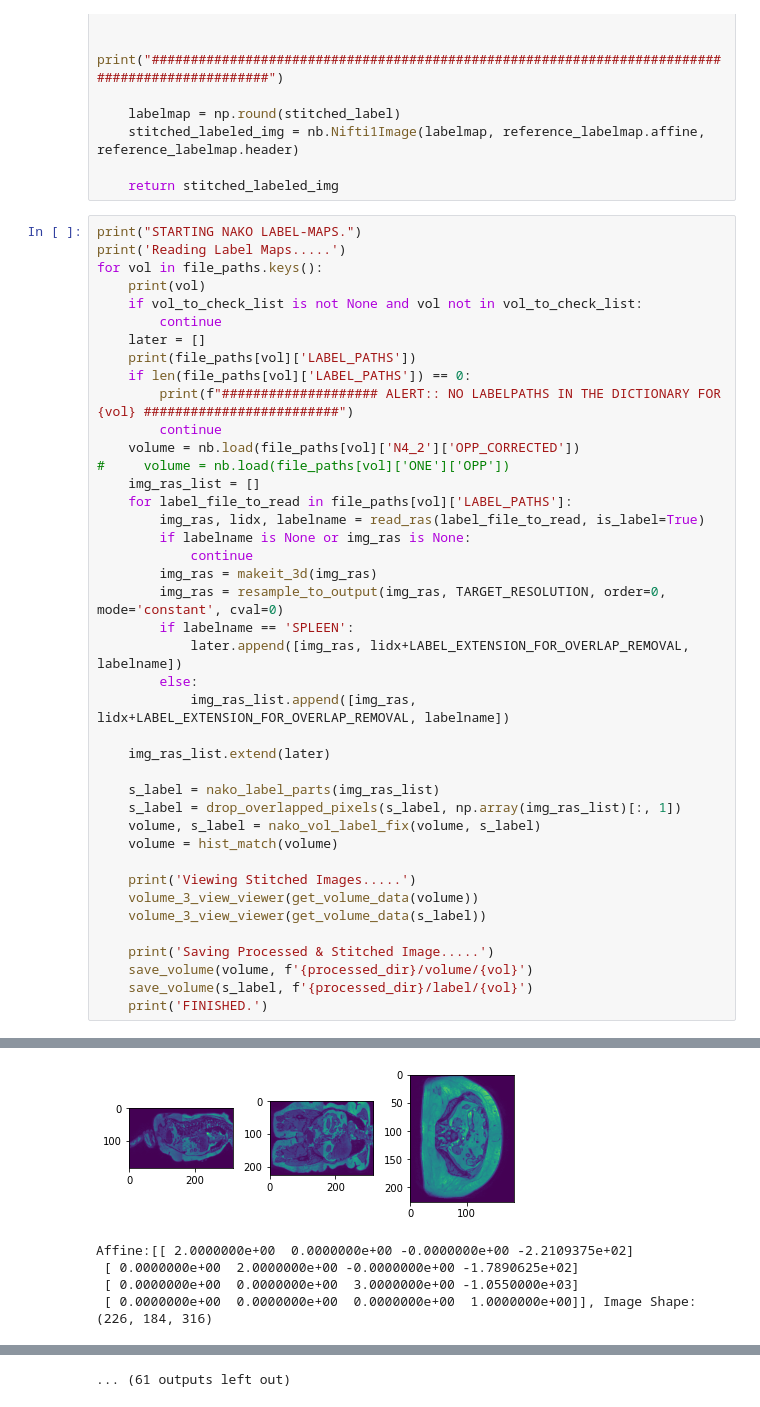
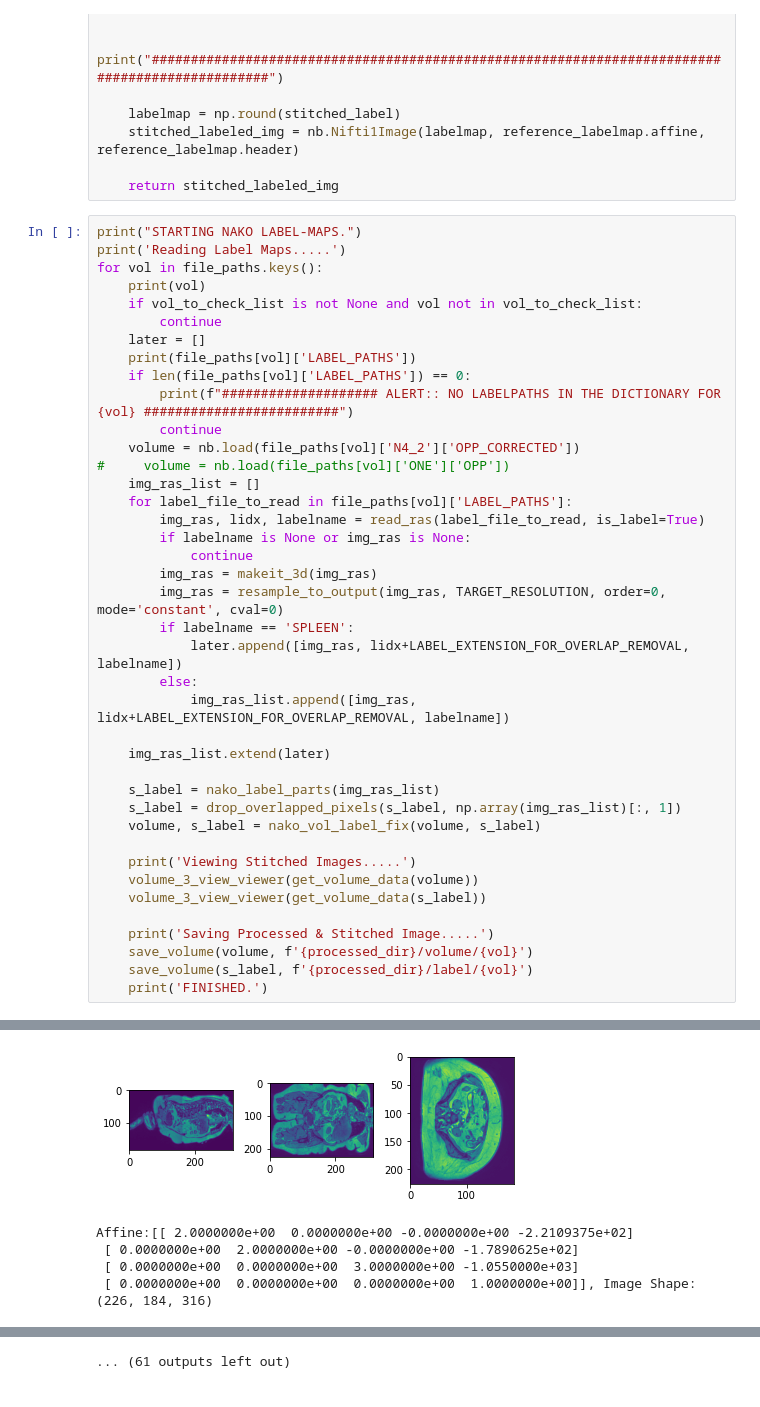
Before and after one commit to ai-med/AbdomenNet, a Jupyter notebook: quickNAT_pytorch/create_datasets/2-final_nako_process.ipynb, the cells around one changed output, grey strips where cells are left out. Saved outputs shown, nothing was run; the diff lists cells and outputs as text.

```diff
--- a/quickNAT_pytorch/create_datasets/2-final_nako_process.ipynb
+++ b/quickNAT_pytorch/create_datasets/2-final_nako_process.ipynb
@@ -276,7 +276,6 @@ for vol in file_paths.keys():
     s_label = nako_label_parts(img_ras_list)
     s_label = drop_overlapped_pixels(s_label, np.array(img_ras_list)[:, 1])
     volume, s_label = nako_vol_label_fix(volume, s_label)
-    volume = hist_match(volume)
 
     print('Viewing Stitched Images.....')
     volume_3_view_viewer(get_volume_data(volume))
@@ -303,8 +302,8 @@ SPLEEN DATASETS/LABLMAPS/NAKO/100094/100094_3D_GRE_TRA_OPP_3D_GRE_TRA_2.NRRD_ADR
 Affine:[[ 2.0000000e+00  0.0000000e+00 -0.0000000e+00 -2.2109375e+02]
  [ 0.0000000e+00  2.0000000e+00 -0.0000000e+00 -1.7890625e+02]
  [ 0.0000000e+00  0.0000000e+00  3.0000000e+00 -1.0550000e+03]
  [ 0.0000000e+00  0.0000000e+00  0.0000000e+00  1.0000000e+00]], Image Shape: (226, 184, 316)
-[figure, old version]
+[figure, new version]
 Affine:[[ 2.0000000e+00  0.0000000e+00 -0.0000000e+00 -2.2109375e+02]
  [ 0.0000000e+00  2.0000000e+00 -0.0000000e+00 -1.7890625e+02]
  [ 0.0000000e+00  0.0000000e+00  3.0000000e+00 -1.0550000e+03]
```
Also changed, not shown: parts of 4 cells of this notebook, 10 other files.
